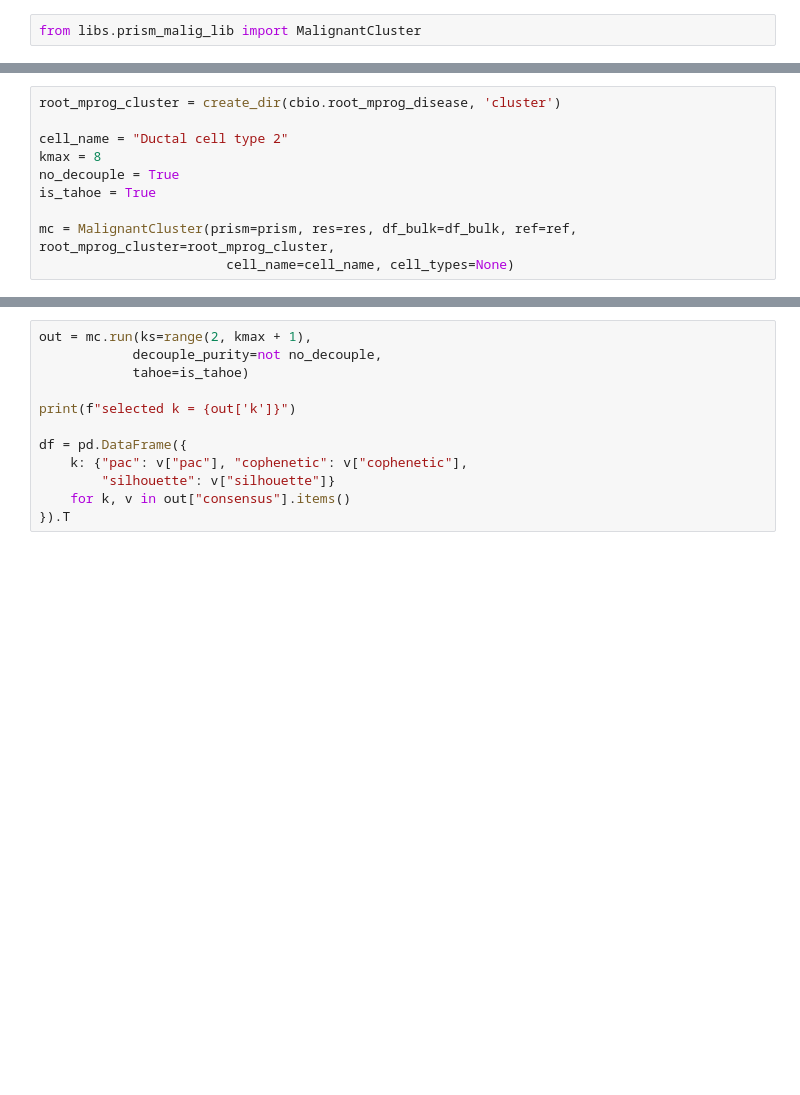
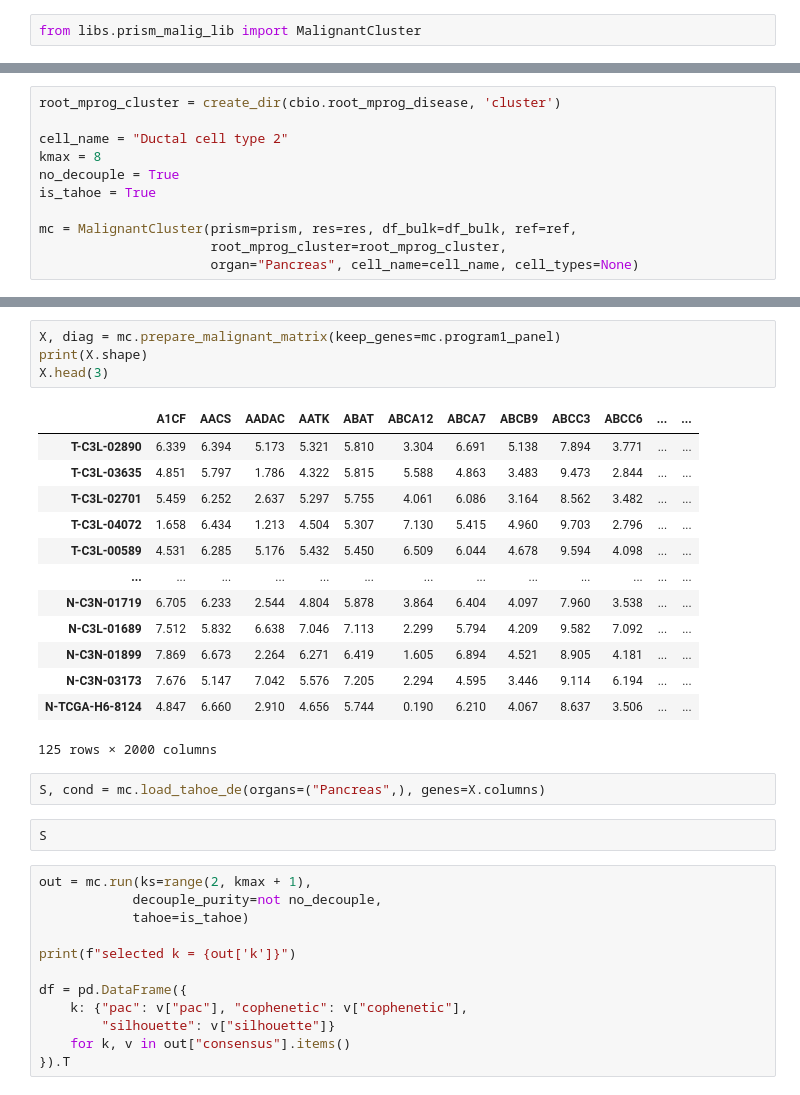
Before and after one commit to flalix/perturb_agent, a Jupyter notebook: notebooks/mtp_cBio_67_PAAD_prism cluster_embed.ipynb, the cells around one changed output, grey strips where cells are left out. Saved outputs shown, nothing was run; the diff lists cells and outputs as text; blank space fills up the shorter version.

Commit message:
cluster tahoe2

```diff
--- a/notebooks/mtp_cBio_67_PAAD_prism cluster_embed.ipynb
+++ b/notebooks/mtp_cBio_67_PAAD_prism cluster_embed.ipynb
@@ -383,5 +640,6 @@ kmax = 8
 no_decouple = True
 is_tahoe = True
 
-mc = MalignantCluster(prism=prism, res=res, df_bulk=df_bulk, ref=ref, root_mprog_cluster=root_mprog_cluster,
-                        cell_name=cell_name, cell_types=None)
+mc = MalignantCluster(prism=prism, res=res, df_bulk=df_bulk, ref=ref,
+                      root_mprog_cluster=root_mprog_cluster,
+                      organ="Pancreas", cell_name=cell_name, cell_types=None)
@@ -388,3 +686,25 @@ mc = MalignantCluster(prism=prism, res=res, df_bulk=df_bulk, ref=ref, root_mprog
+# %%
+X, diag = mc.prepare_malignant_matrix(keep_genes=mc.program1_panel)
+print(X.shape)
+X.head(3)
+# %% [output]
+|  | A1CF | AACS | AADAC | AATK | ABAT | ABCA12 | ABCA7 | ABCB9 | ABCC3 | ABCC6 | ... | ... |
+| T-C3L-02890 | 6.339 | 6.394 | 5.173 | 5.321 | 5.810 | 3.304 | 6.691 | 5.138 | 7.894 | 3.771 | ... | ... |
+| T-C3L-03635 | 4.851 | 5.797 | 1.786 | 4.322 | 5.815 | 5.588 | 4.863 | 3.483 | 9.473 | 2.844 | ... | ... |
+| T-C3L-02701 | 5.459 | 6.252 | 2.637 | 5.297 | 5.755 | 4.061 | 6.086 | 3.164 | 8.562 | 3.482 | ... | ... |
+| T-C3L-04072 | 1.658 | 6.434 | 1.213 | 4.504 | 5.307 | 7.130 | 5.415 | 4.960 | 9.703 | 2.796 | ... | ... |
+| T-C3L-00589 | 4.531 | 6.285 | 5.176 | 5.432 | 5.450 | 6.509 | 6.044 | 4.678 | 9.594 | 4.098 | ... | ... |
+| ... | ... | ... | ... | ... | ... | ... | ... | ... | ... | ... | ... | ... |
+| N-C3N-01719 | 6.705 | 6.233 | 2.544 | 4.804 | 5.878 | 3.864 | 6.404 | 4.097 | 7.960 | 3.538 | ... | ... |
+| N-C3L-01689 | 7.512 | 5.832 | 6.638 | 7.046 | 7.113 | 2.299 | 5.794 | 4.209 | 9.582 | 7.092 | ... | ... |
+| N-C3N-01899 | 7.869 | 6.673 | 2.264 | 6.271 | 6.419 | 1.605 | 6.894 | 4.521 | 8.905 | 4.181 | ... | ... |
+| N-C3N-03173 | 7.676 | 5.147 | 7.042 | 5.576 | 7.205 | 2.294 | 4.595 | 3.446 | 9.114 | 6.194 | ... | ... |
+| N-TCGA-H6-8124 | 4.847 | 6.660 | 2.910 | 4.656 | 5.744 | 0.190 | 6.210 | 4.067 | 8.637 | 3.506 | ... | ... |
+125 rows × 2000 columns
+# %%
+S, cond = mc.load_tahoe_de(organs=("Pancreas",), genes=X.columns)
+# %%
+S
 # %%
 out = mc.run(ks=range(2, kmax + 1),
             decouple_purity=not no_decouple,
```
Also changed, not shown: parts of 38 cells of this notebook, 2 other files.
